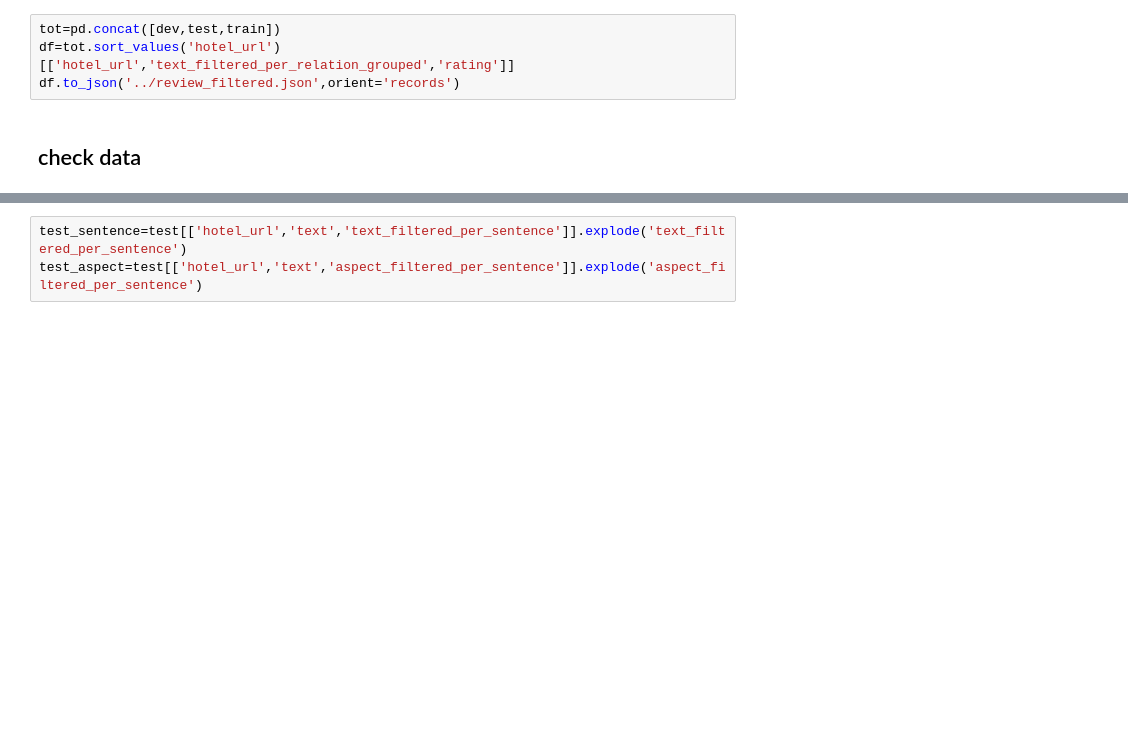
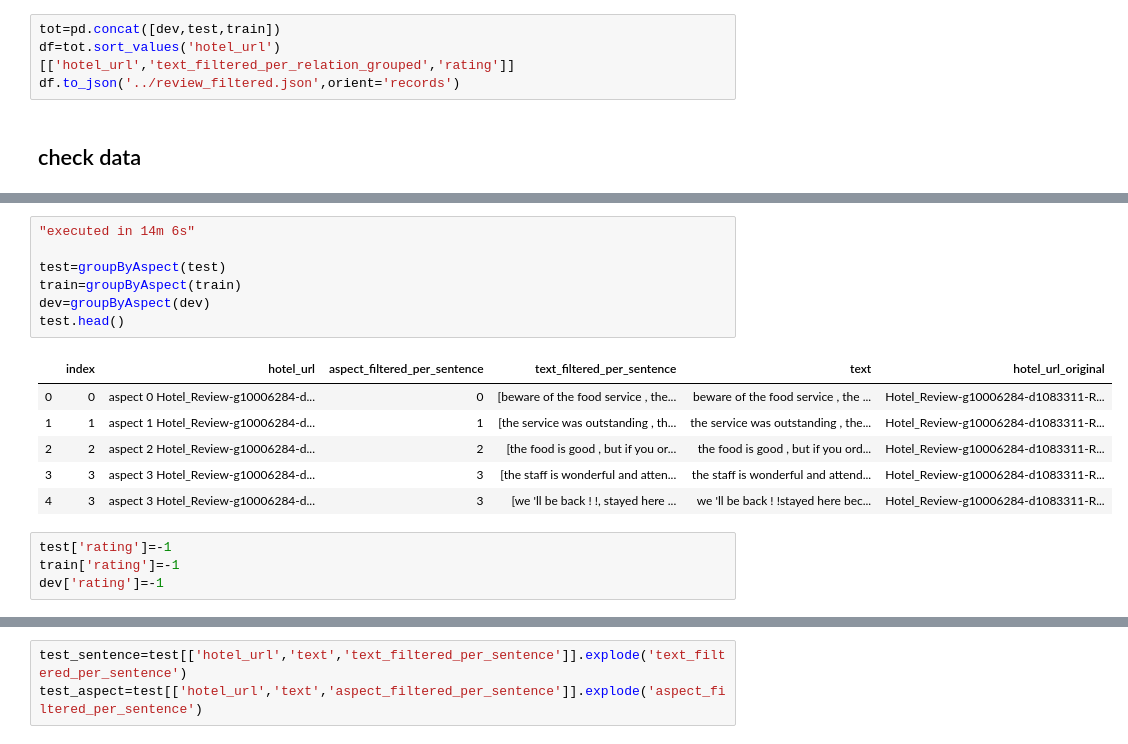
Before and after one commit to Saibo-creator/Text-Summrize-Project, a Jupyter notebook: datasets/original_csv_data/data_check.ipynb, the cells around one changed output, grey strips where cells are left out. Cells and saved outputs as stored; diff of their text form; blank space fills up the shorter version.

```diff
--- a/datasets/original_csv_data/data_check.ipynb
+++ b/datasets/original_csv_data/data_check.ipynb
@@ -232 +217,19 @@ df.to_json('../review_filtered.json',orient='records')
+# %%
+"executed in 14m 6s"
+
+test=groupByAspect(test)
+train=groupByAspect(train)
+dev=groupByAspect(dev)
+test.head()
+# %% [output]
+|  | index | hotel_url | aspect_filtered_per_sentence | text_filtered_per_sentence | text | hotel_url_original |
+| 0 | 0 | aspect 0 Hotel_Review-g10006284-d... | 0 | [beware of the food service , the... | beware of the food service , the ... | Hotel_Review-g10006284-d1083311-R... |
+| 1 | 1 | aspect 1 Hotel_Review-g10006284-d... | 1 | [the service was outstanding , th... | the service was outstanding , the... | Hotel_Review-g10006284-d1083311-R... |
+| 2 | 2 | aspect 2 Hotel_Review-g10006284-d... | 2 | [the food is good , but if you or... | the food is good , but if you ord... | Hotel_Review-g10006284-d1083311-R... |
+| 3 | 3 | aspect 3 Hotel_Review-g10006284-d... | 3 | [the staff is wonderful and atten... | the staff is wonderful and attend... | Hotel_Review-g10006284-d1083311-R... |
+| 4 | 3 | aspect 3 Hotel_Review-g10006284-d... | 3 | [we 'll be back ! !, stayed here ... | we 'll be back ! !stayed here bec... | Hotel_Review-g10006284-d1083311-R... |
+# %%
+test['rating']=-1
+train['rating']=-1
+dev['rating']=-1
 # %%
```
Also changed, not shown: parts of 41 cells of this notebook, 35 other files.
